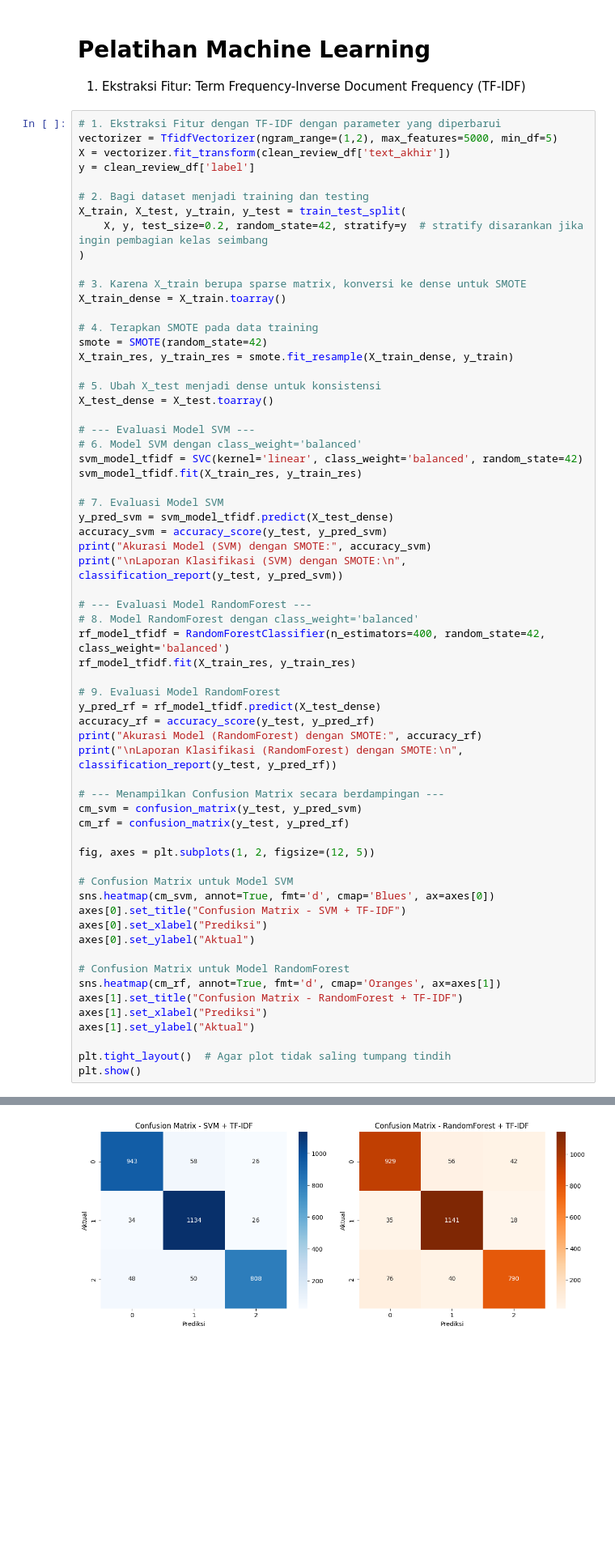
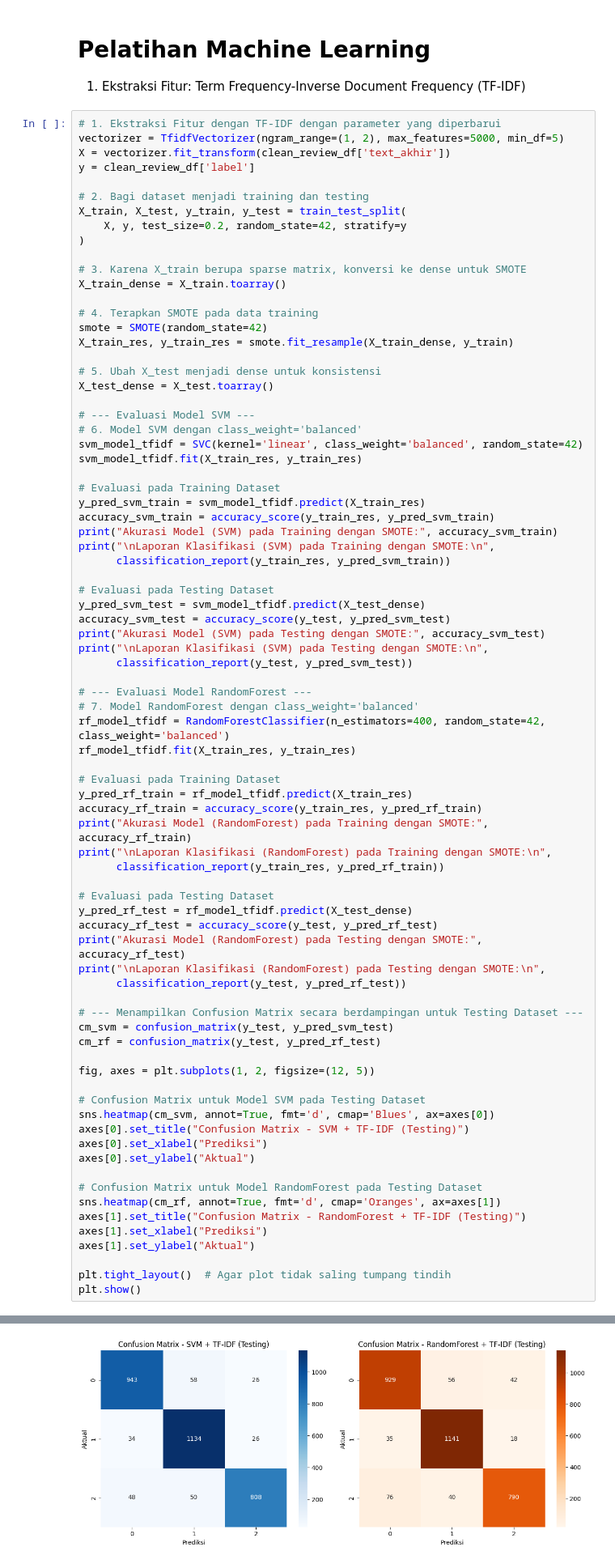
Before and after one commit to esnanta/data-analysis-sentiment-mypertamina, a Jupyter notebook: data_analysis_sentiment_mypertamina.ipynb, the cells around one changed output, grey strips where cells are left out. Shown at 81% size. Cells and saved outputs as stored; diff of their text form; blank space fills up the shorter version.

```diff
--- a/data_analysis_sentiment_mypertamina.ipynb
+++ b/data_analysis_sentiment_mypertamina.ipynb
@@ -455,13 +455,13 @@ plt.show()
 1. Ekstraksi Fitur: Term Frequency-Inverse Document Frequency (TF-IDF)
 # %%
 # 1. Ekstraksi Fitur dengan TF-IDF dengan parameter yang diperbarui
-vectorizer = TfidfVectorizer(ngram_range=(1,2), max_features=5000, min_df=5)
+vectorizer = TfidfVectorizer(ngram_range=(1, 2), max_features=5000, min_df=5)
 X = vectorizer.fit_transform(clean_review_df['text_akhir'])
 y = clean_review_df['label']
 
 # 2. Bagi dataset menjadi training dan testing
 X_train, X_test, y_train, y_test = train_test_split(
-    X, y, test_size=0.2, random_state=42, stratify=y  # stratify disarankan jika ingin pembagian kelas seimbang
+    X, y, test_size=0.2, random_state=42, stratify=y
 )
 
 # 3. Karena X_train berupa sparse matrix, konversi ke dense untuk SMOTE
@@ -479,38 +479,54 @@ X_test_dense = X_test.toarray()
 svm_model_tfidf = SVC(kernel='linear', class_weight='balanced', random_state=42)
 svm_model_tfidf.fit(X_train_res, y_train_res)
 
-# 7. Evaluasi Model SVM
-y_pred_svm = svm_model_tfidf.predict(X_test_dense)
-accuracy_svm = accuracy_score(y_test, y_pred_svm)
-print("Akurasi Model (SVM) dengan SMOTE:", accuracy_svm)
-print("\nLaporan Klasifikasi (SVM) dengan SMOTE:\n", classification_report(y_test, y_pred_svm))
+# Evaluasi pada Training Dataset
+y_pred_svm_train = svm_model_tfidf.predict(X_train_res)
+accuracy_svm_train = accuracy_score(y_train_res, y_pred_svm_train)
+print("Akurasi Model (SVM) pada Training dengan SMOTE:", accuracy_svm_train)
+print("\nLaporan Klasifikasi (SVM) pada Training dengan SMOTE:\n",
+      classification_report(y_train_res, y_pred_svm_train))
+
+# Evaluasi pada Testing Dataset
+y_pred_svm_test = svm_model_tfidf.predict(X_test_dense)
+accuracy_svm_test = accuracy_score(y_test, y_pred_svm_test)
+print("Akurasi Model (SVM) pada Testing dengan SMOTE:", accuracy_svm_test)
+print("\nLaporan Klasifikasi (SVM) pada Testing dengan SMOTE:\n",
+      classification_report(y_test, y_pred_svm_test))
 
 # --- Evaluasi Model RandomForest ---
-# 8. Model RandomForest dengan class_weight='balanced'
+# 7. Model RandomForest dengan class_weight='balanced'
 rf_model_tfidf = RandomForestClassifier(n_estimators=400, random_state=42, class_weight='balanced')
 rf_model_tfidf.fit(X_train_res, y_train_res)
 
-# 9. Evaluasi Model RandomForest
-y_pred_rf = rf_model_tfidf.predict(X_test_dense)
-accuracy_rf = accuracy_score(y_test, y_pred_rf)
-print("Akurasi Model (RandomForest) dengan SMOTE:", accuracy_rf)
-print("\nLaporan Klasifikasi (RandomForest) dengan SMOTE:\n", classification_report(y_test, y_pred_rf))
+# Evaluasi pada Training Dataset
+y_pred_rf_train = rf_model_tfidf.predict(X_train_res)
+accuracy_rf_train = accuracy_score(y_train_res, y_pred_rf_train)
+print("Akurasi Model (RandomForest) pada Training dengan SMOTE:", accuracy_rf_train)
+print("\nLaporan Klasifikasi (RandomForest) pada Training dengan SMOTE:\n",
+      classification_report(y_train_res, y_pred_rf_train))
 
-# --- Menampilkan Confusion Matrix secara berdampingan ---
-cm_svm = confusion_matrix(y_test, y_pred_svm)
-cm_rf = confusion_matrix(y_test, y_pred_rf)
+# Evaluasi pada Testing Dataset
+y_pred_rf_test = rf_model_tfidf.predict(X_test_dense)
+accuracy_rf_test = accuracy_score(y_test, y_pred_rf_test)
+print("Akurasi Model (RandomForest) pada Testing dengan SMOTE:", accuracy_rf_test)
+print("\nLaporan Klasifikasi (RandomForest) pada Testing dengan SMOTE:\n",
+      classification_report(y_test, y_pred_rf_test))
+
+# --- Menampilkan Confusion Matrix secara berdampingan untuk Testing Dataset ---
+cm_svm = confusion_matrix(y_test, y_pred_svm_test)
+cm_rf = confusion_matrix(y_test, y_pred_rf_test)
 
 fig, axes = plt.subplots(1, 2, figsize=(12, 5))
 
-# Confusion Matrix untuk Model SVM
+# Confusion Matrix untuk Model SVM pada Testing Dataset
 sns.heatmap(cm_svm, annot=True, fmt='d', cmap='Blues', ax=axes[0])
-axes[0].set_title("Confusion Matrix - SVM + TF-IDF")
+axes[0].set_title("Confusion Matrix - SVM + TF-IDF (Testing)")
 axes[0].set_xlabel("Prediksi")
 axes[0].set_ylabel("Aktual")
 
-# Confusion Matrix untuk Model RandomForest
+# Confusion Matrix untuk Model RandomForest pada Testing Dataset
 sns.heatmap(cm_rf, annot=True, fmt='d', cmap='Oranges', ax=axes[1])
-axes[1].set_title("Confusion Matrix - RandomForest + TF-IDF")
+axes[1].set_title("Confusion Matrix - RandomForest + TF-IDF (Testing)")
 axes[1].set_xlabel("Prediksi")
 axes[1].set_ylabel("Aktual")
 
@@ -533,8 +549,8 @@ weighted avg       0.92      0.92      0.92      3127
 
     accuracy                           0.91      3127
    macro avg       0.92      0.91      0.91      3127
 weighted avg       0.91      0.91      0.91      3127
-[figure, old version]
+[figure, new version]
 # %% [markdown]
 2. Ekstraksi Fitur: Word2Vec
 # %%
```
Also changed, not shown: parts of 3 cells of this notebook, 3 other files.
